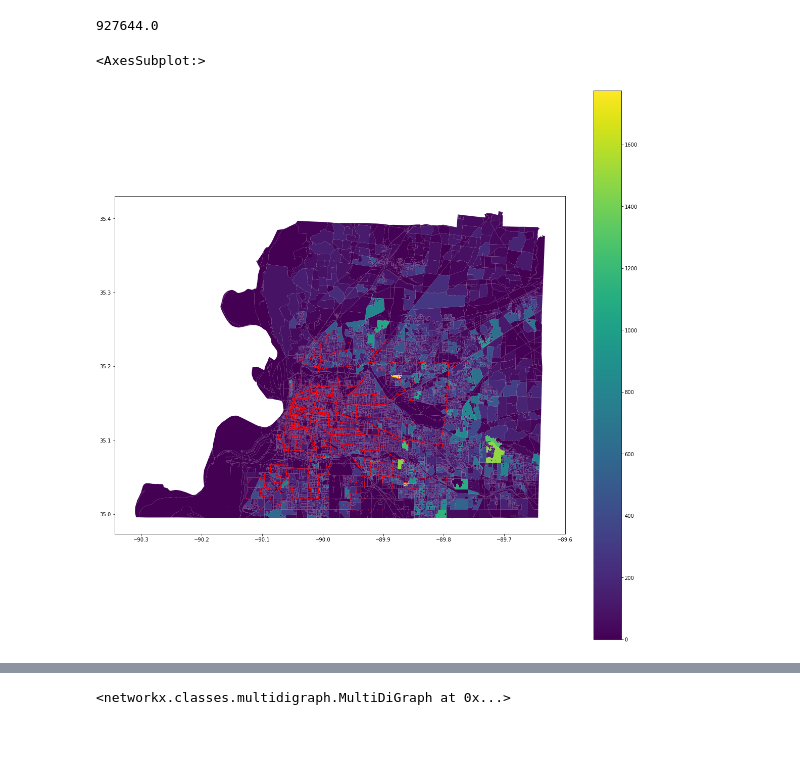
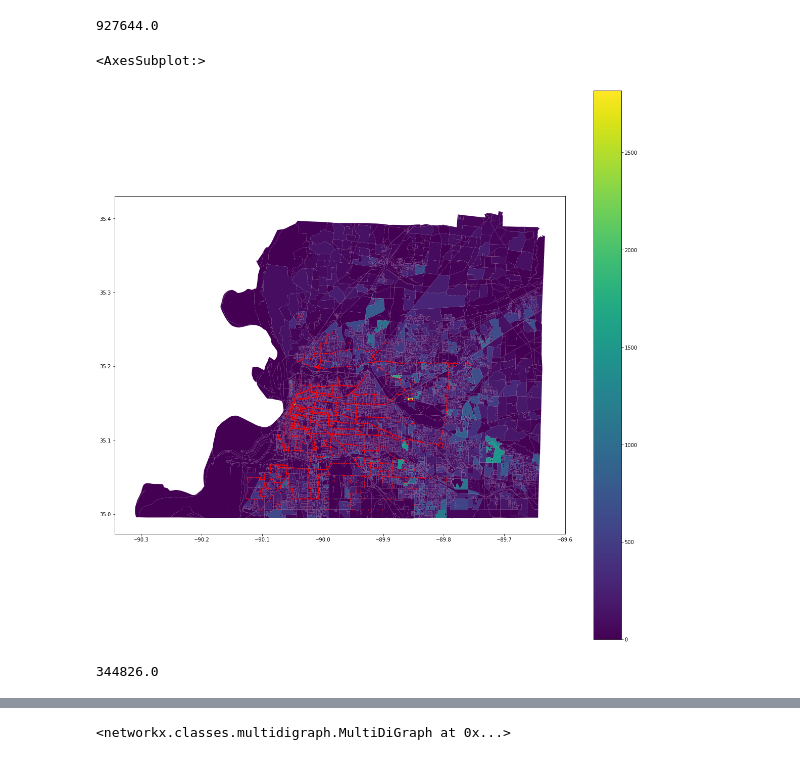
Before and after one commit to Sustainability-GIS-2021/final-assignment-redalisa, a Jupyter notebook: final_assignment.ipynb, the cells around one changed output, grey strips where cells are left out. Cells and saved outputs as stored; diff of their text form; code cells hidden in the pictures.

```diff
--- a/final_assignment.ipynb
+++ b/final_assignment.ipynb
@@ -254,8 +252,8 @@ mem_tn['P001001'].sum()
 # %%
 mem_tn = mem_tn.to_crs(CRS("WGS84"))
 # %%
-ax = mem_tn.plot('P016001', figsize = (20,20), legend = True)
+ax = mem_tn.plot('P001001', figsize = (20,20), legend = True)
 stops.plot(ax = ax, color = 'red', markersize = 1)
 # %% [output]
 <AxesSubplot:>
-[figure, old version]
+[figure, new version]
@@ -261,0 +262,4 @@ stops.plot(ax = ax, color = 'red', markersize = 1)
+# %%
+intersect['P001001'].sum()
+# %% [output]
+344826.0
```
Also changed, not shown: parts of 18 cells of this notebook.
